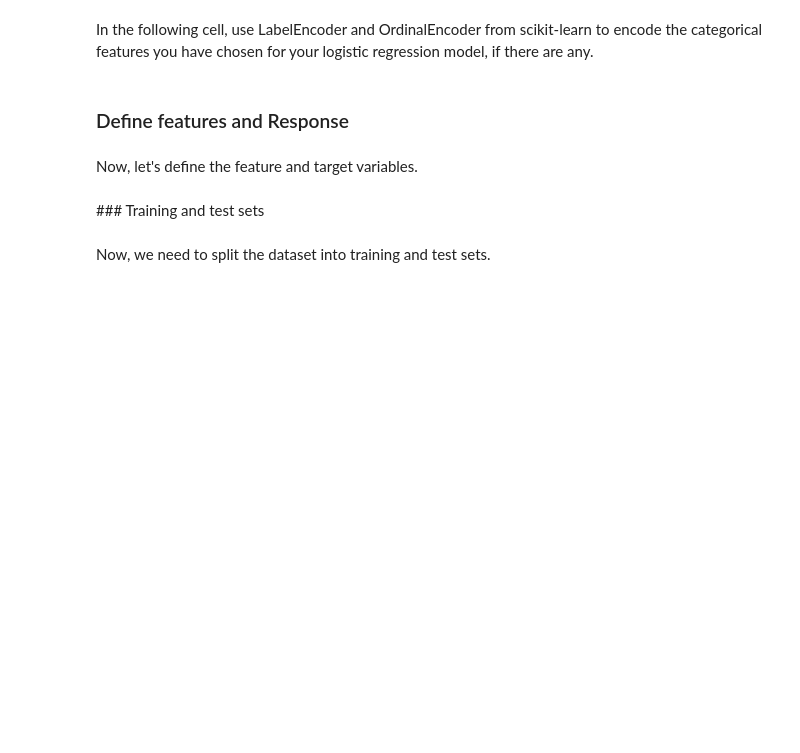
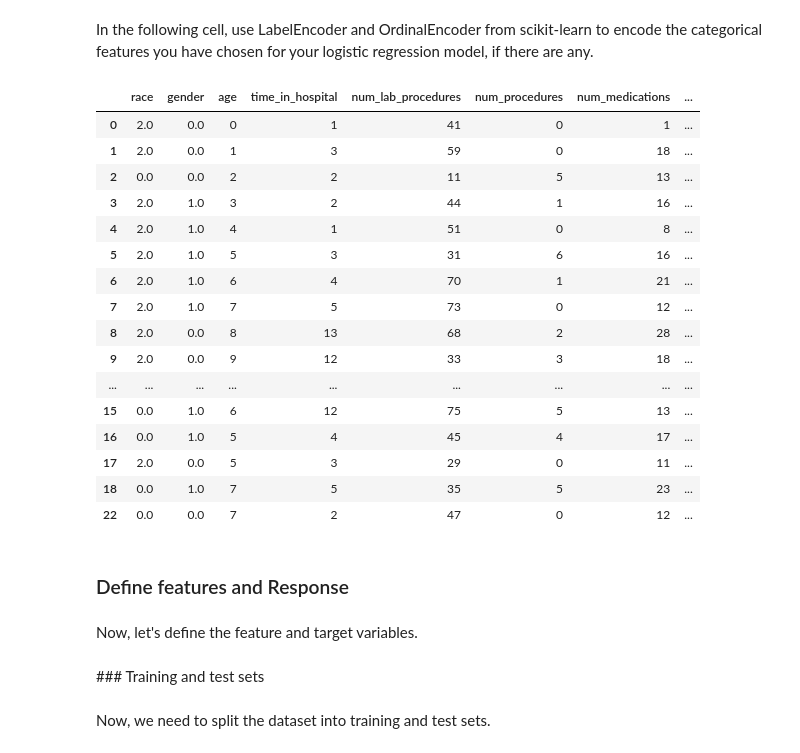
Before and after one commit to MaksBurchard240894/HFG7, a Jupyter notebook: Block B/LogisticRegression_temp.ipynb, the cells around one changed output. Drawn from its saved outputs; the diff is of its cells as text; code cells hidden in the pictures; blank space fills up the shorter version.

Commit message:
W7 DataLab 2 Work III (Post-break)

```diff
--- a/Block B/LogisticRegression_temp.ipynb
+++ b/Block B/LogisticRegression_temp.ipynb
@@ -24,7 +24,7 @@ __Alternatively, you can load a clean dataset that is ready to train a logistic
 # %%
 # Put your code here (1 line of code)
 # Load your project dataset
-data = None
+data = pd.read_csv("diabetic_data_copy.csv")
 
 # Let's have a look on your dataset
 data.head(n=3)
@@ -45,4 +51,11 @@ In the following cell, please remove the missing values (if necessary)
 # %%
 # Put your code here
 # Feel free to use as many lines as you need to remove the missing values.
-None
+# "time_in_hospital" NO, "race" YES, "age" NO, "num_lab_procedures" NO, "num_procedures" NO, "num_medications" NO, "number_emergency" NO, "change" NO, "diabetesMed" NO, "readmitted" NO
+
+data.replace("?", np.nan, inplace=True)
+data.drop(columns=["encounter_id", "patient_nbr", "weight", "admission_type_id", "discharge_disposition_id", "admission_source_id", "payer_code", "medical_specialty", "number_outpatient", 'number_inpatient','diag_1','diag_2','diag_3','number_diagnoses','max_glu_serum','A1Cresult','metformin','repaglinide','nateglinide','chlorpropamide','glimepiride','acetohexamide','glipizide','glyburide','tolbutamide','pioglitazone','rosiglitazone','acarbose','miglitol','troglitazone','tolazamide','examide','citoglipton','insulin','glyburide-metformin','glipizide-metformin','glimepiride-pioglitazone','metformin-rosiglitazone','metformin-pioglitazone'], inplace=True)
+#race doesn't really have any way to fill the missing values, since it is a text-based value, and not a numeric one.
+data.dropna(inplace=True)
+print(pd.isna(data).sum())
+data.head()
@@ -51,11 +83,45 @@ In the following cell, use LabelEncoder and OrdinalEncoder from scikit-learn to
 # %%
 # Put your code here
 # Feel free to use as many lines as you need to encode the categorical variables.
 # convert categorical data into numerical data using OrdinalEncoder and LabelEncoder
 from sklearn.preprocessing import OrdinalEncoder
 from sklearn.preprocessing import LabelEncoder
 
-None
+le = LabelEncoder()
+oe = OrdinalEncoder()
+
+data["age"] = le.fit_transform(data["age"])
+data["change"] = le.fit_transform(data["change"])
+data["diabetesMed"] = le.fit_transform(data["diabetesMed"])
+
+data["race"] = oe.fit_transform(data[["race"]])
+data["gender"] = oe.fit_transform(data[["gender"]])
+
+oe_readmitted = OrdinalEncoder(categories=[['NO', '<30', '>30']])
+#custom_order = ['NO', '<30', '>30']
+#oe_readmitted.categories_ = custom_order
+data["readmitted"] = oe_readmitted.fit_transform(data[["readmitted"]])
+data.head(20)
+
+#["time_in_hospital" no, "race" ordinal, "age" label, "num_lab_procedures" no, "num_procedures" no, "num_medications" no, "number_emergency" no, "change" label, "diabetesMed" label, "readmitted" ordinal]
+# %% [output]
+|  | race | gender | age | time_in_hospital | num_lab_procedures | num_procedures | num_medications | ... |
+| 0 | 2.0 | 0.0 | 0 | 1 | 41 | 0 | 1 | ... |
+| 1 | 2.0 | 0.0 | 1 | 3 | 59 | 0 | 18 | ... |
+| 2 | 0.0 | 0.0 | 2 | 2 | 11 | 5 | 13 | ... |
+| 3 | 2.0 | 1.0 | 3 | 2 | 44 | 1 | 16 | ... |
+| 4 | 2.0 | 1.0 | 4 | 1 | 51 | 0 | 8 | ... |
+| 5 | 2.0 | 1.0 | 5 | 3 | 31 | 6 | 16 | ... |
+| 6 | 2.0 | 1.0 | 6 | 4 | 70 | 1 | 21 | ... |
+| 7 | 2.0 | 1.0 | 7 | 5 | 73 | 0 | 12 | ... |
+| 8 | 2.0 | 0.0 | 8 | 13 | 68 | 2 | 28 | ... |
+| 9 | 2.0 | 0.0 | 9 | 12 | 33 | 3 | 18 | ... |
+| ... | ... | ... | ... | ... | ... | ... | ... | ... |
+| 15 | 0.0 | 1.0 | 6 | 12 | 75 | 5 | 13 | ... |
+| 16 | 0.0 | 1.0 | 5 | 4 | 45 | 4 | 17 | ... |
+| 17 | 2.0 | 0.0 | 5 | 3 | 29 | 0 | 11 | ... |
+| 18 | 0.0 | 1.0 | 7 | 5 | 35 | 5 | 23 | ... |
+| 22 | 0.0 | 0.0 | 7 | 2 | 47 | 0 | 12 | ... |
 # %% [markdown]
 ###  Define features and Response
 # %% [markdown]
```
Also changed, not shown: parts of 10 cells of this notebook, 2 other files.
